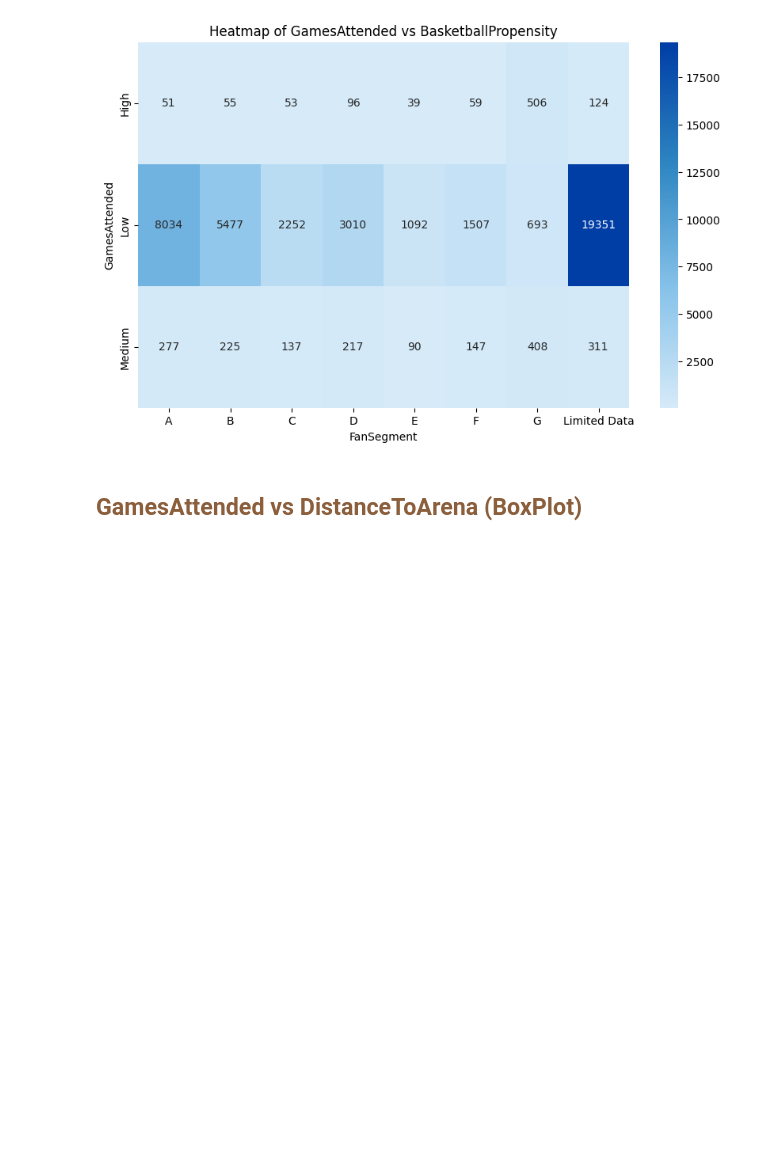
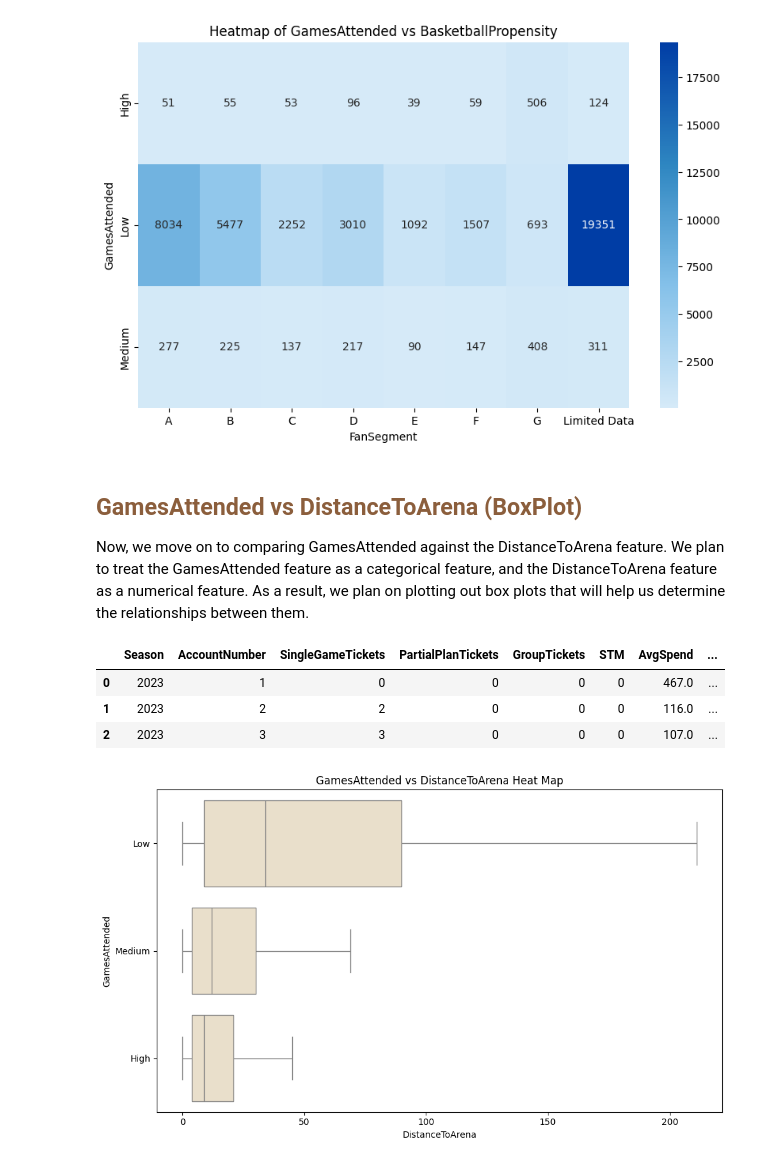
Before and after one commit to chowdhuryj-github/BucksFanExperience, a Jupyter notebook: BucksDataVisualization/DataVisualizationSalvin.ipynb, the cells around one changed output. Cells and saved outputs as stored; diff of their text form; code cells hidden in the pictures; blank space fills up the shorter version.

```diff
--- a/BucksDataVisualization/DataVisualizationSalvin.ipynb
+++ b/BucksDataVisualization/DataVisualizationSalvin.ipynb
@@ -755,3 +755,31 @@ plt.savefig(f"C:/GitHub/BucksHackathon25/BucksPlots/attended_vs_segment_heatmap.
 [figure]
 # %% [markdown]
 <h2 style="color: #8b5e3c"> GamesAttended vs DistanceToArena (BoxPlot) </h2>
+Now, we move on to comparing GamesAttended against the DistanceToArena feature. We plan to treat the GamesAttended feature as a categorical feature, and the DistanceToArena feature as a numerical feature. As a result, we plan on plotting out box plots that will help us determine the relationships between them.
+# %%
+# creating a new copy of the data frame
+account_df_copy_four = account_df.copy()
+
+# categorizing the AvgSpend so that it becomes a categorical variable
+for number_of_games in account_df_copy_four.index:
+    games = account_df_copy_four.at[number_of_games, 'GamesAttended']
+    if(0 <= games < 3):
+        account_df_copy_four.at[number_of_games, 'GamesAttended'] = 'Low'
+    if(3 <= games < 8):
+        account_df_copy_four.at[number_of_games, 'GamesAttended'] = 'Medium'
+    if(games >= 8):
+        account_df_copy_four.at[number_of_games, 'GamesAttended'] = 'High'
+
+# displaying the data frame
+account_df_copy_four.head(3)
+# %% [output]
+|  | Season | AccountNumber | SingleGameTickets | PartialPlanTickets | GroupTickets | STM | AvgSpend | ... |
+| 0 | 2023 | 1 | 0 | 0 | 0 | 0 | 467.0 | ... |
+| 1 | 2023 | 2 | 2 | 0 | 0 | 0 | 116.0 | ... |
+| 2 | 2023 | 3 | 3 | 0 | 0 | 0 | 107.0 | ... |
+# %%
+# function for plotting out the box plot
+plot_box_plot(account_df_copy_four, "DistanceToArena", "GamesAttended",
+              'GamesAttended vs DistanceToArena Heat Map', 'attended_vs_distance_heatmap')
+# %% [output]
+[figure, added]
```
Also changed, not shown: parts of 3 cells of this notebook, 3 other files.
